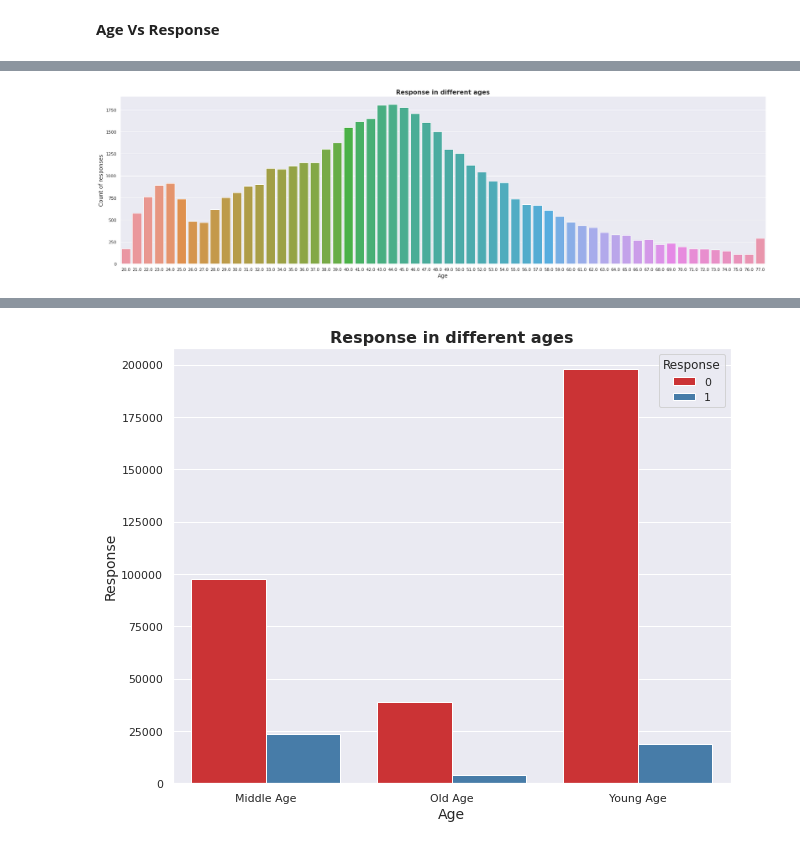
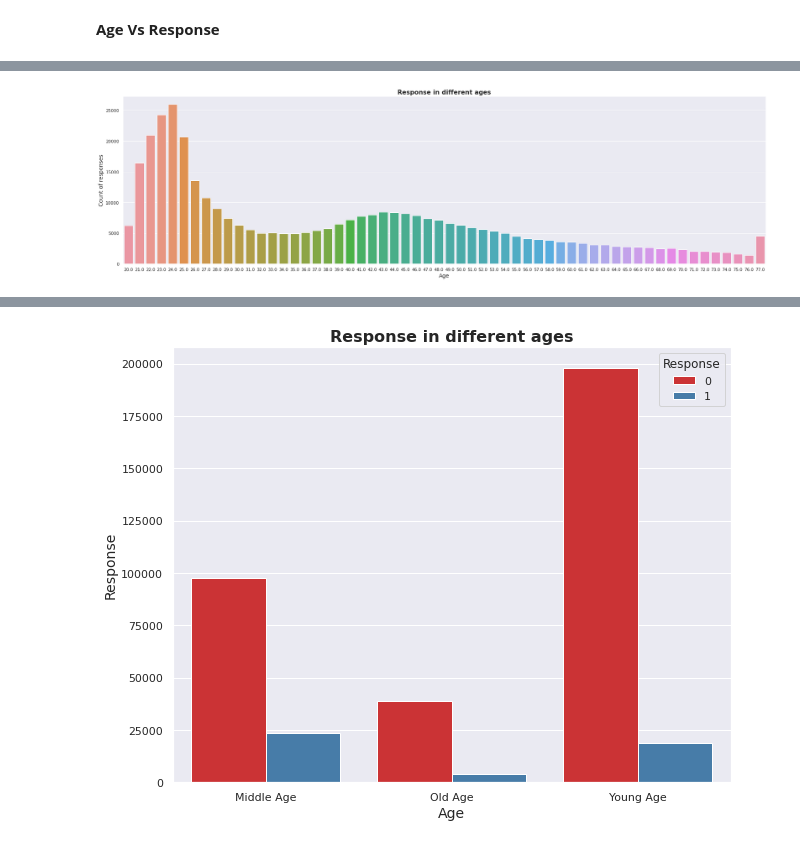
Before and after one commit to abhikr1302/ML-Capstone-Health-Insurabce-Cross-sell-Prediction, a Jupyter notebook: HEALTH_INSURANCE_CROSS_SELL_PREDICTION.ipynb, the cells around one changed output, grey strips where cells are left out. Drawn from its saved outputs; the diff is of its cells as text; code cells hidden in the pictures.

```diff
--- a/HEALTH_INSURANCE_CROSS_SELL_PREDICTION.ipynb
+++ b/HEALTH_INSURANCE_CROSS_SELL_PREDICTION.ipynb
@@ -239,7 +254,7 @@ for col in numerical_features:  #subplotting all the values with outliers
 # %% [markdown]
 ## **3.3 Handling Outliers**
 # %%
-for col in ['Annual_Premium','Age']:#redefining the data and setting the outliers value with the range
+for col in ['Age','Annual_Premium']:#redefining the data and setting the outliers value with the range
 
   lower_cap, q1, q3, upper_cap, median = df[col].quantile([0.01,0.25,0.75,0.99,0.5])
   lower_limit = q1 - 1.5*(q3-q1)
@@ -349,10 +343,10 @@ age
 # %%
 sns.set(rc={'figure.figsize':(30,8)})
 sns.set_palette("Set1")
-graph = sns.barplot(x='Age',y='Response',data=age)
+graph = sns.countplot(x='Age',data=df)
 graph.set_title('Response in different ages',fontsize = 16, fontweight='bold')
 graph.set_xlabel('Age',fontsize = 14)
 graph.set_ylabel('Count of responses',fontsize = 14)
 plt.show()
 # %% [output]
-[figure, old version]
+[figure, new version]
```
Also changed, not shown: parts of 73 cells of this notebook.
